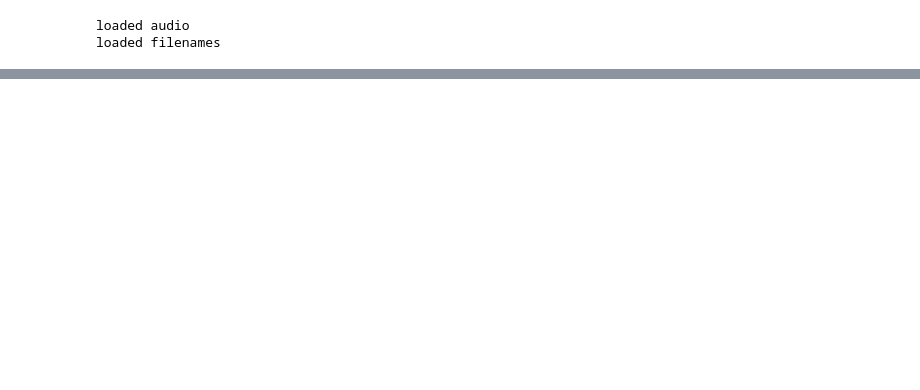
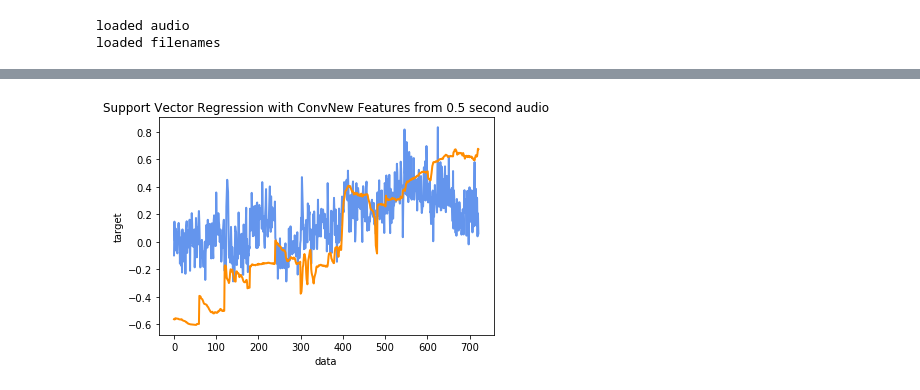
Before and after one commit to rytrose/MUSI-6201-Project, a Jupyter notebook: svm/Baseline.ipynb, the cells around one changed output, grey strips where cells are left out. Drawn from its saved outputs; the diff is of its cells as text; code cells hidden in the pictures; blank space fills up the shorter version.

Commit message:
add convnet feat exctract and other stuffs

```diff
--- a/svm/Baseline.ipynb
+++ b/svm/Baseline.ipynb
@@ -9,0 +12,9 @@ class OptionalStandardScaler(StandardScaler): # class taken from transfer learni
+# %%
+# import cPickle as pickle
+# audio = pickle.load( open( "train_test_sets/train-1_test-1/audio.p", "rb" ) )
+test_arousal_filenames = pickle.load( open( "train_test_sets/train-1_test-1/test_arousal_filenames.p", "rb" ) )
+test_arousal_audio, test_arousal_labels, dumby_doo_doo = util.split_set(test_arousal_filenames, 0.5, audio)
+# %%
+feat = util.calcConvnetFeatures(test_arousal_audio)
+concat_test_features = [np.concatenate(np.array(l)) for l in feat]
+pickle.dump(concat_test_features, open("train_test_sets/train-1_test-1/convnetTestConcatFeatures.p", 'wb'))
@@ -9,0 +39,6 @@ class OptionalStandardScaler(StandardScaler): # class taken from transfer learni
+# %%
+features = pickle.load( open( "train_test_sets/train-1_test-1/convnetFeatures.p", "rb" ) )
+concat_features = [np.concatenate(np.array(l)) for l in features]
+pickle.dump(concat_features, open("train_test_sets/train-1_test-1/convnetConcatFeatures.p", 'wb'))
+print np.array(features).shape
+print np.array(concat_features).shape
@@ -31,0 +89,14 @@ plt.show()
+# %%
+import matplotlib.pyplot as plt
+clf = pickle.load( open( "convnet_test_1_arousal.sav", "rb" ) )
+predictions = clf.predict(concat_test_features)
+lw = 2
+plt.plot(np.array(range(len(predictions))), predictions, color='cornflowerblue', lw=lw)
+plt.plot(np.array(range(len(test_arousal_labels))), test_arousal_labels, color='darkorange', lw=lw)
+plt.xlabel('data')
+plt.ylabel('target')
+plt.title('Support Vector Regression with ConvNew Features from 0.5 second audio')
+plt.legend()
+plt.show()
+# %% [output]
+[figure, added]
```
Also changed, not shown: parts of 6 cells of this notebook, 5 other files.
